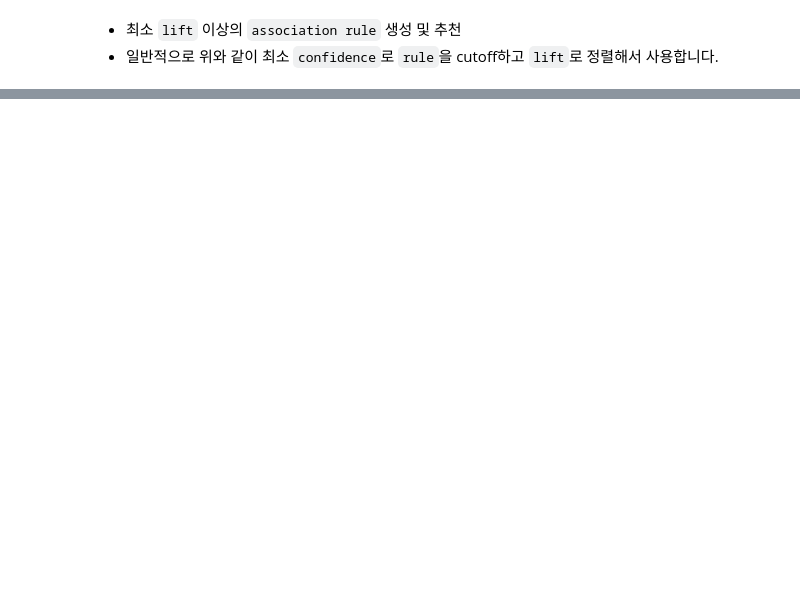
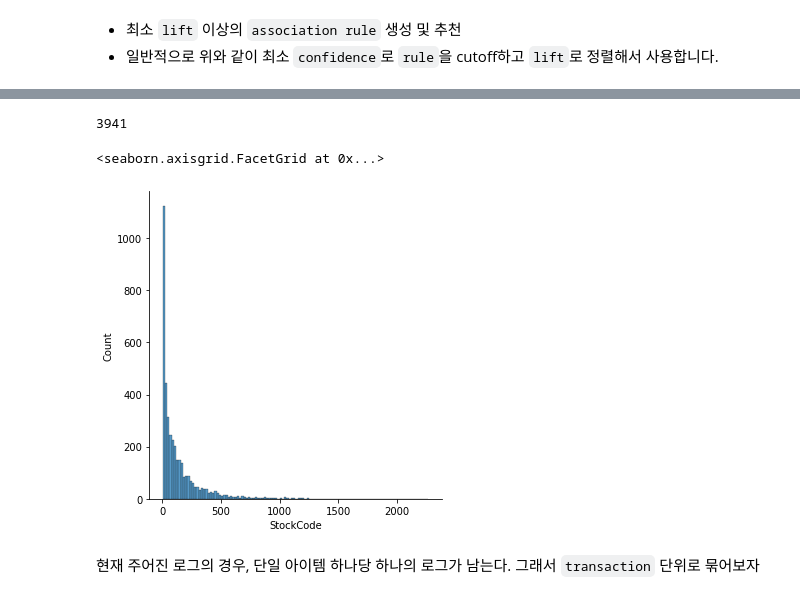
Before and after one commit to pray92/recommendation_system, a Jupyter notebook: recommendation_system_week_1st_practice.ipynb, the cells around one changed output, grey strips where cells are left out. Drawn from its saved outputs; the diff is of its cells as text; code cells hidden in the pictures; blank space fills up the shorter version.

```diff
--- a/recommendation_system_week_1st_practice.ipynb
+++ b/recommendation_system_week_1st_practice.ipynb
@@ -912,0 +988,4 @@ result[(result['antecedents'] == frozenset(['Beer']))].sort_values(by='lift', as
+# %%
+file_path = '/content/drive/MyDrive/Colab_Notebook/learning_spoons_recommendation_system/data/online_retail/online_retail.csv'
+parse_date = lambda x : datetime.strptime(x, '%Y-%m-%d %H:%M')
+retail_df = pd.read_csv(file_path, encoding='utf-8', parse_dates = ['InvoiceDate'], date_parser = parse_date)
@@ -912,0 +994,2 @@ result[(result['antecedents'] == frozenset(['Beer']))].sort_values(by='lift', as
+# %%
+retail_df = retail_df[retail_df.Quantity > 0]
@@ -912,0 +1014,13 @@ result[(result['antecedents'] == frozenset(['Beer']))].sort_values(by='lift', as
+# %%
+# 아이템 총 개수
+print(retail_df['StockCode'].nunique())
+# %% [output]
+3941
+# %%
+# 아이템 별 transaction 등장 수 분포
+sns.displot(retail_df['StockCode'].value_counts())
+# %% [output]
+<seaborn.axisgrid.FacetGrid at 0x...>
+[figure, added]
+# %% [markdown]
+현재 주어진 로그의 경우, 단일 아이템 하나당 하나의 로그가 남는다. 그래서 `transaction` 단위로 묶어보자
```
Also changed, not shown: parts of 101 cells of this notebook, 1 other file.
